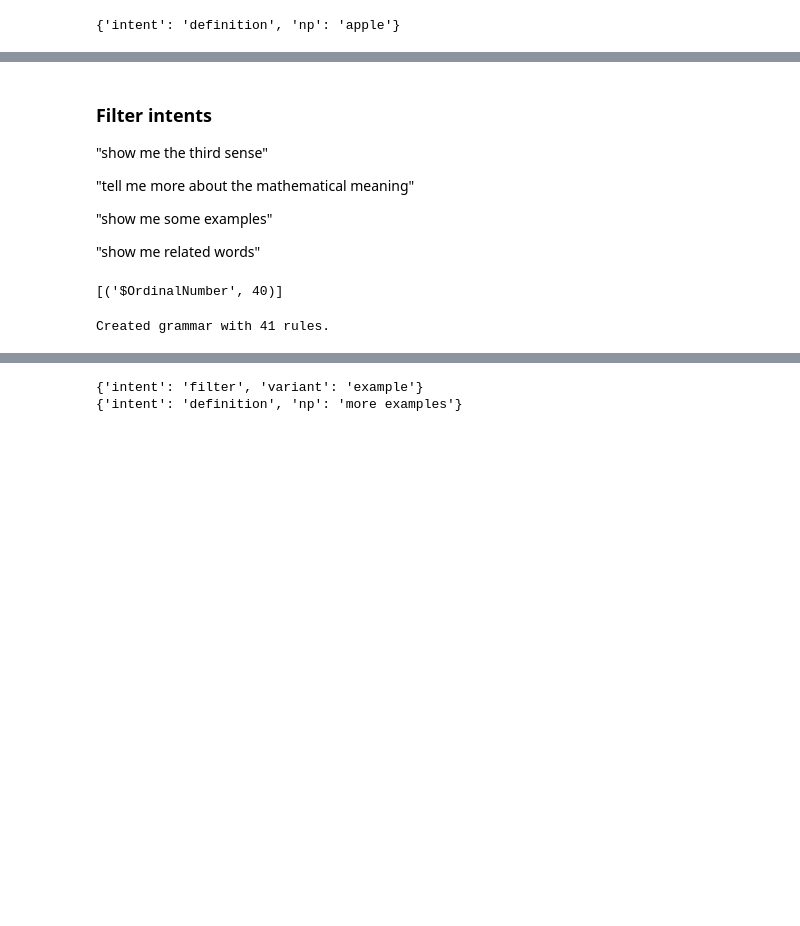
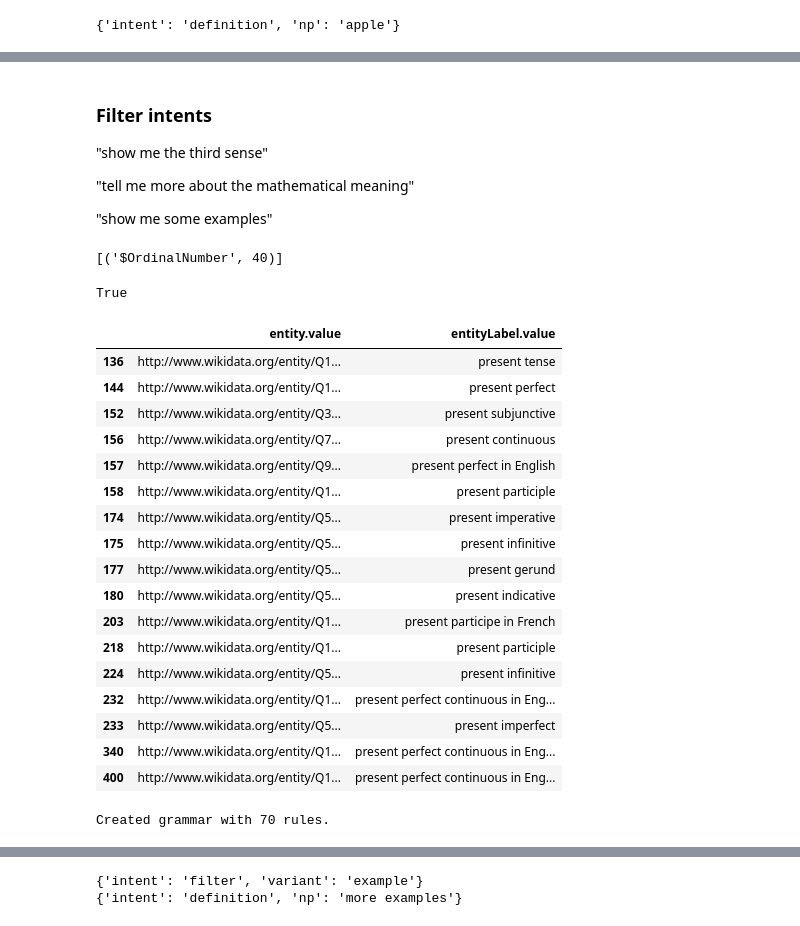
Before and after one commit to erolm-a/colla-framework, a Jupyter notebook: notebooks/Sippycup-Dictionary.ipynb, the cells around one changed output, grey strips where cells are left out. Cells and saved outputs as stored; diff of their text form; code cells hidden in the pictures; blank space fills up the shorter version.

```diff
--- a/notebooks/Sippycup-Dictionary.ipynb
+++ b/notebooks/Sippycup-Dictionary.ipynb
@@ -305,8 +336,6 @@ for parse in parses:
 "tell me more about the mathematical meaning"
 
 "show me some examples"
-
-"show me related words"
 # %%
 from text_to_num import alpha2digit
 
@@ -350,3 +379,36 @@ class OrdinalNumberAnnotator(Annotator):
 OrdinalNumberAnnotator().annotate(['fortieth'])
 # %% [output]
 [('$OrdinalNumber', 40)]
+# %%
+import pandas as pd
+from tools.dumps import wrap_open
+
+with wrap_open("wikidata/grammatical_categories.json") as fp:
+    categories = pd.read_json(fp)
+
+categories_set = set(categories["entityLabel.value"].to_numpy())
+# %%
+"plural" in categories_set
+# %% [output]
+True
+# %%
+categories[categories['entityLabel.value'].str.startswith("present")]
+# %% [output]
+|  | entity.value | entityLabel.value |
+| 136 | http://www.wikidata.org/entity/Q1... | present tense |
+| 144 | http://www.wikidata.org/entity/Q1... | present perfect |
+| 152 | http://www.wikidata.org/entity/Q3... | present subjunctive |
+| 156 | http://www.wikidata.org/entity/Q7... | present continuous |
+| 157 | http://www.wikidata.org/entity/Q9... | present perfect in English |
+| 158 | http://www.wikidata.org/entity/Q1... | present participle |
+| 174 | http://www.wikidata.org/entity/Q5... | present imperative |
+| 175 | http://www.wikidata.org/entity/Q5... | present infinitive |
+| 177 | http://www.wikidata.org/entity/Q5... | present gerund |
+| 180 | http://www.wikidata.org/entity/Q5... | present indicative |
+| 203 | http://www.wikidata.org/entity/Q1... | present participe in French |
+| 218 | http://www.wikidata.org/entity/Q1... | present participle |
+| 224 | http://www.wikidata.org/entity/Q5... | present infinitive |
+| 232 | http://www.wikidata.org/entity/Q1... | present perfect continuous in Eng... |
+| 233 | http://www.wikidata.org/entity/Q5... | present imperfect |
+| 340 | http://www.wikidata.org/entity/Q1... | present perfect continuous in Eng... |
+| 400 | http://www.wikidata.org/entity/Q1... | present perfect continuous in Eng... |
@@ -405,14 +535,15 @@ rules_filter = [
 ]
 # %%
 annotators = [StopWordAnnotator(), ShowVerbAnnotator(),
-                TokenAnnotatorBuilder("$UnquotedToken", ["'", '"', "?"]),
-                OrdinalNumberAnnotator()]
+                TokenAnnotatorBuilder("$UnquotedToken", ["'", '"', "?", ","]), # commas must split noun phrases
+                OrdinalNumberAnnotator(), POSAnnotator(),
+                GrammaticalFeatureAnnotator()]
 
-rules_2 = rules_definition + rules_end_of_sentence + rules_determiner + rules_filter
+rules_2 = rules_definition + rules_determiner + rules_filter + rules_be
 
 grammar_2 = Grammar(rules=rules_2, annotators=annotators)
 # %% [output]
-Created grammar with 41 rules.
+Created grammar with 70 rules.
 # %%
 parses = grammar_2.parse_input('tell me the first one')
 for parse in parses:
```
Also changed, not shown: parts of 38 cells of this notebook.
